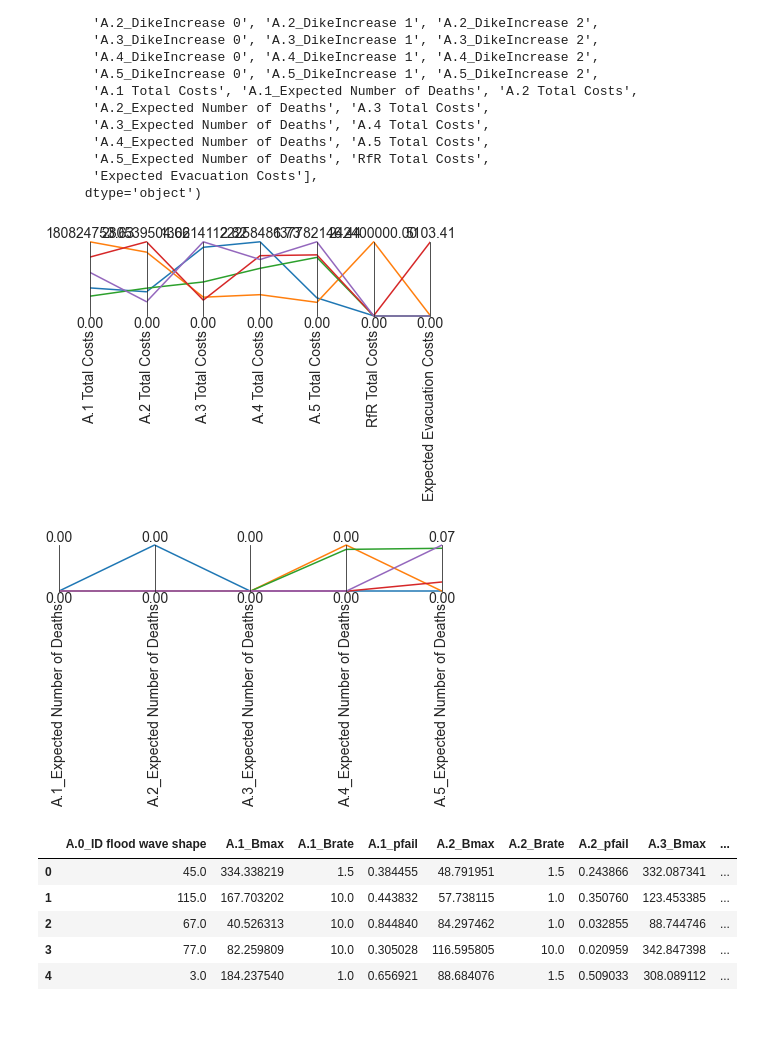
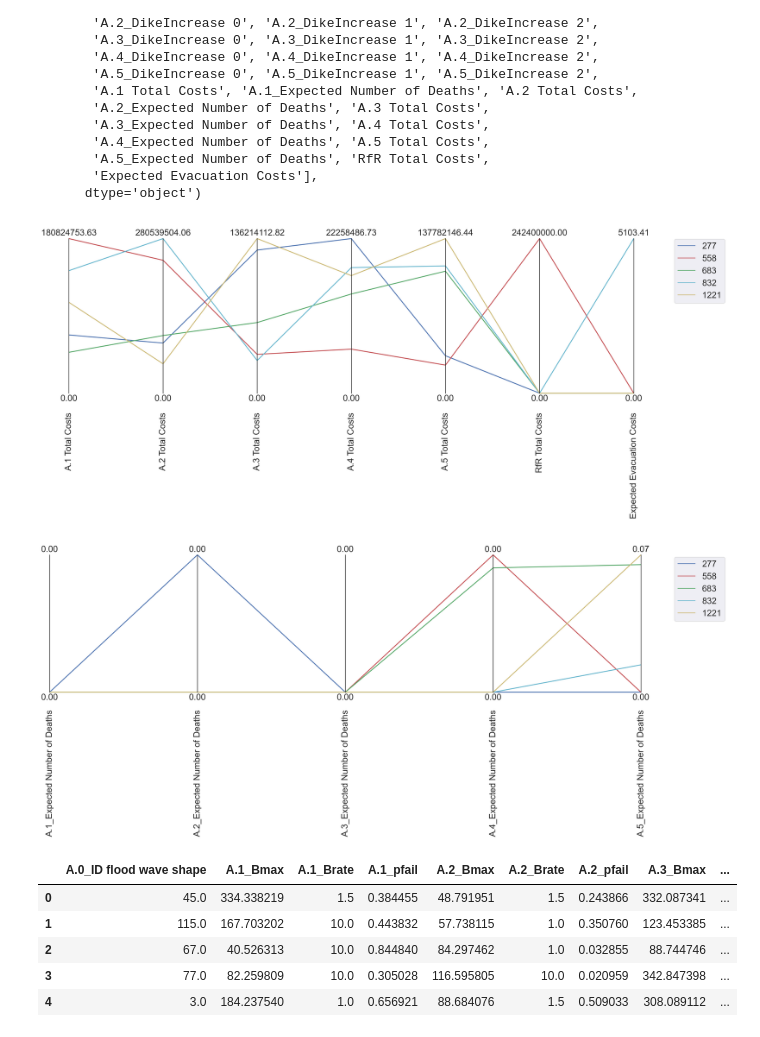
Before and after one commit to mare-matorum/epa1361_open_g29, a Jupyter notebook: final assignment/Felix Analysis MODRM.ipynb, the cells around one changed output. Cells and saved outputs as stored; diff of their text form; code cells hidden in the pictures.

```diff
--- a/final assignment/Felix Analysis MODRM.ipynb
+++ b/final assignment/Felix Analysis MODRM.ipynb
@@ -77,24 +77,42 @@ Index(['Unnamed: 0', '0_RfR 0', '0_RfR 1', '0_RfR 2', '1_RfR 0', '1_RfR 1',
       dtype='object')
 # %%
 from ema_workbench.analysis import parcoords
+import seaborn as sns
+from matplotlib import pyplot as plt
+import matplotlib.pyplot as plt
+import numpy as np
+from matplotlib.pyplot import cm
+import numpy as np
 
 
 data = int_solutions.loc[:, ['A.1 Total Costs', 'A.2 Total Costs',
                'A.3 Total Costs','A.4 Total Costs',
                'A.5 Total Costs','RfR Total Costs',
                'Expected Evacuation Costs']]
 limits = parcoords.get_limits(data)
 limits.loc[0, ['A.1 Total Costs', 'A.2 Total Costs',
                'A.3 Total Costs','A.4 Total Costs',
                'A.5 Total Costs','RfR Total Costs',
                'Expected Evacuation Costs']] = 0
 
-paraxes = parcoords.ParallelAxes(limits)
-paraxes.plot(data)
-# paraxes.invert_axis('max_P')
+paraxes = parcoords.ParallelAxes(limits, fontsize=20)
+
+colors=['b', 'r','g', 'c', 'y', 'k',]
+
+#labels
+for i, (index, row) in enumerate(data.iterrows()):
+    plt.rcParams['figure.figsize'] = [20,10]
+    plt.rcParams['figure.dpi'] = 200
+    sns.set(font_scale=1.5)
+    paraxes.plot(row.to_frame().T, label=str(index), color =colors[i], linewidth=2)
+paraxes.legend()
+
+
+# paraxes.plot(data)
+
 plt.show()
 # %% [output]
-[figure, old version]
+[figure, new version]
 # %%
 from ema_workbench.analysis import parcoords
 
@@ -106,12 +124,24 @@ limits.loc[0, ['A.1_Expected Number of Deaths', 'A.2_Expected Number of Deaths',
                            'A.3_Expected Number of Deaths','A.4_Expected Number of Deaths',
                            'A.5_Expected Number of Deaths']] = 0
 
-paraxes = parcoords.ParallelAxes(limits)
-paraxes.plot(data)
-# paraxes.invert_axis('max_P')
+paraxes = parcoords.ParallelAxes(limits, fontsize=20)
+
+colors=['b', 'r','g', 'c', 'y', 'k',]
+
+#labels
+for i, (index, row) in enumerate(data.iterrows()):
+    plt.rcParams['figure.figsize'] = [20,10]
+    plt.rcParams['figure.dpi'] = 200
+    sns.set(font_scale=1.5)
+    paraxes.plot(row.to_frame().T, label=str(index), color =colors[i],  linewidth=2)
+paraxes.legend()
+
+
+# paraxes.plot(data)
+
 plt.show()
 # %% [output]
-[figure, old version]
+[figure, new version]
 # %%
 int_solutions.to_csv(r'intsolutions.csv')
 # %%
```
